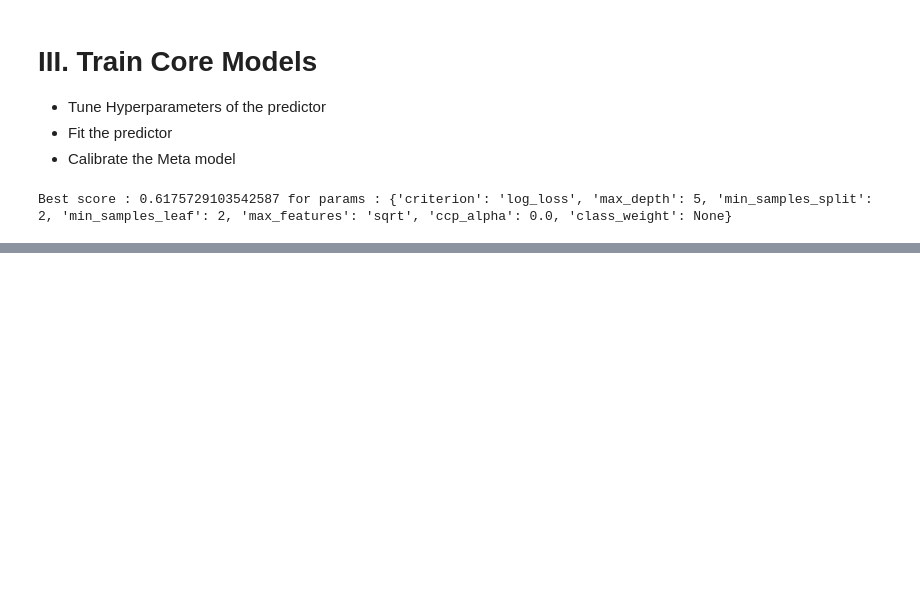
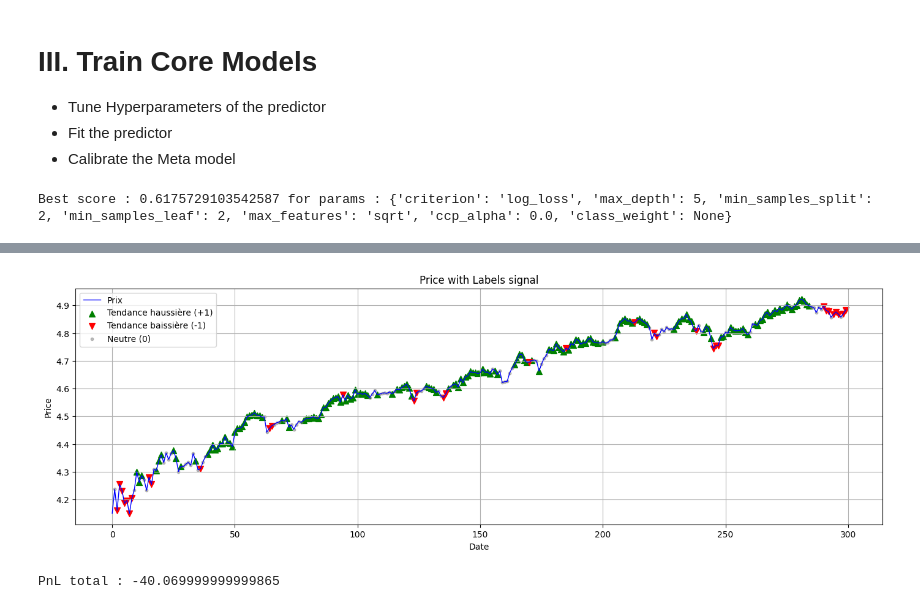
Before and after one commit to Cheval-Paresseux/ChevalParesseux-lib, a Jupyter notebook: notebooks/2_ML_Backtest.ipynb, the cells around one changed output, grey strips where cells are left out. Saved outputs shown, nothing was run; the diff lists cells and outputs as text; code cells hidden in the pictures; blank space fills up the shorter version.

```diff
--- a/notebooks/2_ML_Backtest.ipynb
+++ b/notebooks/2_ML_Backtest.ipynb
@@ -227,0 +237,2 @@ ValueError: X has 109 features, but DecisionTreeClassifier is expecting 91 featu
+# %%
+test_data_A = strategy.process_data(df=testing_data['A'])
@@ -227,0 +245,8 @@ ValueError: X has 109 features, but DecisionTreeClassifier is expecting 91 featu
+# %%
+operations_df, signals_df = strategy.operate(df=test_data_A[0])
+plotting_df = signals_df.iloc[:300].copy()
+lib.plot_price_with_labels(np.log(plotting_df['close']), plotting_df['signal'].shift(1))
+print(f'PnL total : {np.sum(operations_df["pnl"])}')
+# %% [output]
+[figure, added]
+PnL total : -40.069999999999865
```
Also changed, not shown: parts of 6 cells of this notebook, 15 other files.
